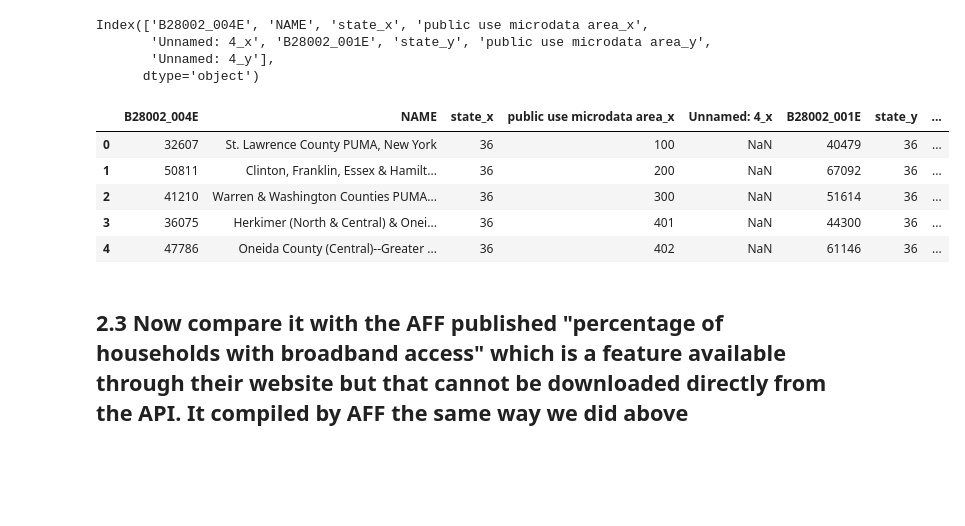
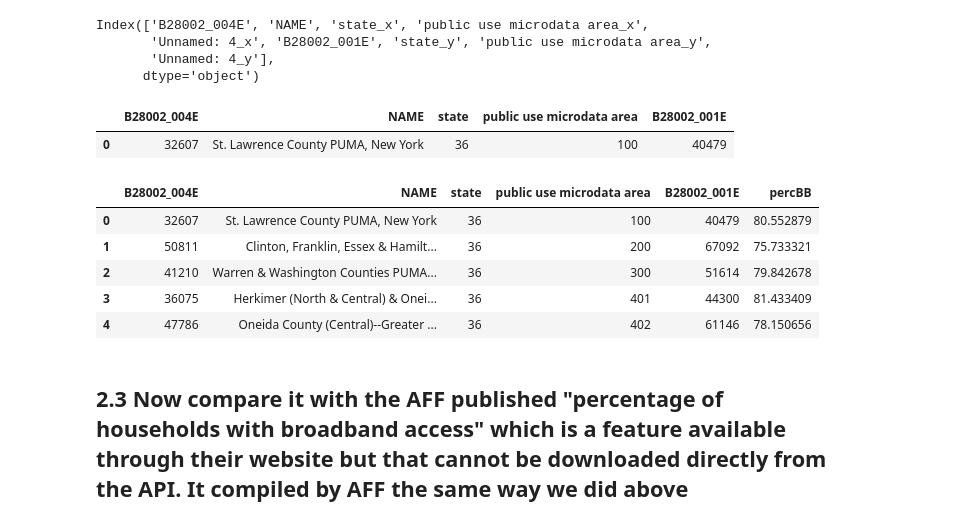
Before and after one commit to effyfan/PUI2018_yf1150, a Jupyter notebook: HW7_yf1150/HW7_1.ipynb, the cells around one changed output. Drawn from its saved outputs; the diff is of its cells as text; code cells hidden in the pictures; blank space fills up the shorter version.

```diff
--- a/HW7_yf1150/HW7_1.ipynb
+++ b/HW7_yf1150/HW7_1.ipynb
@@ -289,17 +252,26 @@ Index(['B28002_004E', 'NAME', 'state_x', 'public use microdata area_x',
        'Unnamed: 4_x', 'B28002_001E', 'state_y', 'public use microdata area_y',
        'Unnamed: 4_y'],
       dtype='object')
+# %%
+# conbime repeated colunms
+pumaMerged.drop(['Unnamed: 4_x', 'state_y', 'public use microdata area_y', 'Unnamed: 4_y'],axis=1, inplace=True)
+pumaMerged.head(1)
+pumaMerged.columns = ['B28002_004E', 'NAME', 'state', 'public use microdata area', 'B28002_001E']
+pumaMerged.head(1)
+# %% [output]
+|  | B28002_004E | NAME | state | public use microdata area | B28002_001E |
+| 0 | 32607 | St. Lawrence County PUMA, New York | 36 | 100 | 40479 |
 # %%
 # calculate the percentage of households with broadband access, put them in a new column named "percBB"
-pumaMerged['percBB'] = pumaMerged['B28002_004E'] / pumaMerged['B28002_001E']
+pumaMerged['percBB'] = pumaMerged['B28002_004E'] / pumaMerged['B28002_001E'] * 100
 pumaMerged.head()
 # %% [output]
-|  | B28002_004E | NAME | state_x | public use microdata area_x | Unnamed: 4_x | B28002_001E | state_y | ... |
-| 0 | 32607 | St. Lawrence County PUMA, New York | 36 | 100 | NaN | 40479 | 36 | ... |
-| 1 | 50811 | Clinton, Franklin, Essex & Hamilt... | 36 | 200 | NaN | 67092 | 36 | ... |
-| 2 | 41210 | Warren & Washington Counties PUMA... | 36 | 300 | NaN | 51614 | 36 | ... |
-| 3 | 36075 | Herkimer (North & Central) & Onei... | 36 | 401 | NaN | 44300 | 36 | ... |
-| 4 | 47786 | Oneida County (Central)--Greater ... | 36 | 402 | NaN | 61146 | 36 | ... |
+|  | B28002_004E | NAME | state | public use microdata area | B28002_001E | percBB |
+| 0 | 32607 | St. Lawrence County PUMA, New York | 36 | 100 | 40479 | 80.552879 |
+| 1 | 50811 | Clinton, Franklin, Essex & Hamilt... | 36 | 200 | 67092 | 75.733321 |
+| 2 | 41210 | Warren & Washington Counties PUMA... | 36 | 300 | 51614 | 79.842678 |
+| 3 | 36075 | Herkimer (North & Central) & Onei... | 36 | 401 | 44300 | 81.433409 |
+| 4 | 47786 | Oneida County (Central)--Greater ... | 36 | 402 | 61146 | 78.150656 |
 # %% [markdown]
 ## 2.3 Now compare it with the AFF published "percentage of households with broadband access" which is a feature available through their website but that cannot be downloaded directly from the API. It compiled by AFF the same way we did above
 # %% [markdown]
```
Also changed, not shown: parts of 52 cells of this notebook, 3 other files.
